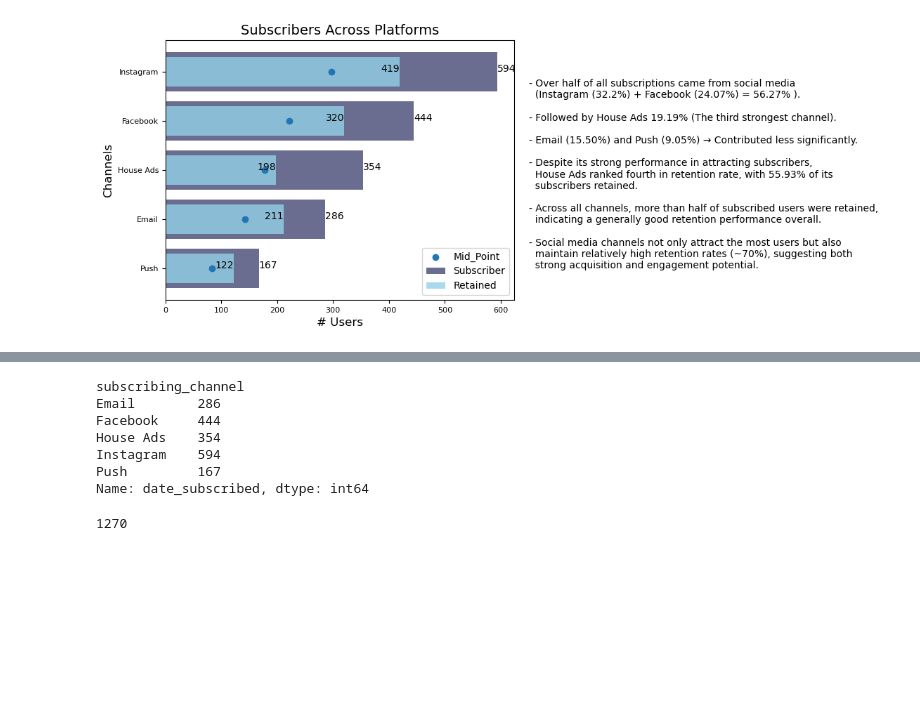
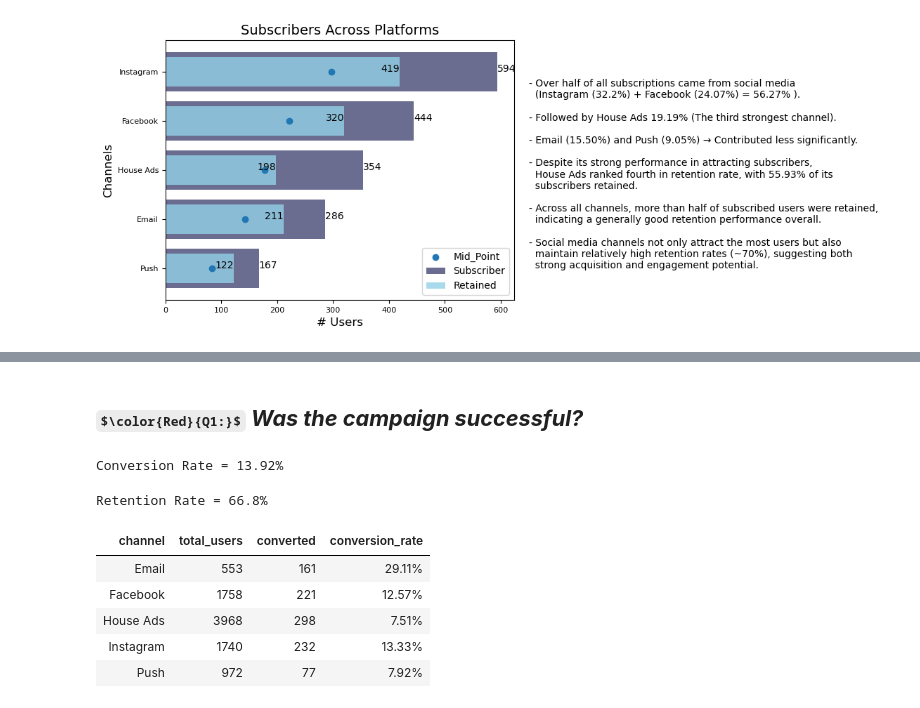
Before and after one commit to hend-a-ghafour/Analyzing_Marketing_Campaigns, a Jupyter notebook: Analyzing_Marketing_Campaigns.ipynb, the cells around one changed output, grey strips where cells are left out. Drawn from its saved outputs; the diff is of its cells as text; code cells hidden in the pictures; some formulas as TeX source; blank space fills up the shorter version.

Commit message:
conversion & retention rates

```diff
--- a/Analyzing_Marketing_Campaigns.ipynb
+++ b/Analyzing_Marketing_Campaigns.ipynb
@@ -706,14 +686,35 @@ marketing[marketing.date_subscribed.isna()==False].loc[:,['date_subscribed','dat
-# %%
-marketing.groupby('subscribing_channel').date_subscribed.count()
-# %% [output]
-subscribing_channel
-Email        286
-Facebook     444
-House Ads    354
-Instagram    594
-Push         167
-Name: date_subscribed, dtype: int64
-# %%
-marketing.query('is_retained == True').is_retained.count()
-# %% [output]
-1270
+# %% [markdown]
+## $\color{Red}{Q1:}$ ***Was the campaign successful?***
+# %%
+# Calculating Conversion Rate
+converted_users= marketing.query('converted == True')
+converted=converted_users.user_id.nunique()
+total_users = marketing.user_id.nunique()
+conversion_rate = converted/total_users
+print(f'Conversion Rate = {round(conversion_rate*100,2)}%')
+# %% [output]
+Conversion Rate = 13.92%
+# %%
+# Calculating Retention Rate (spaning 1 month)
+retained_users = marketing.query('is_retained == True')
+retained=retained_users.user_id.nunique()
+retention_rate = retained/converted
+print(f'Retention Rate = {round(retention_rate*100,2)}%')
+# %% [output]
+Retention Rate = 66.8%
+# %%
+# Calculating Conversion Rate across marketing channels
+conversion_ch=converted_users.groupby('subscribing_channel').user_id.nunique().reset_index()\
+                             .rename(columns={'subscribing_channel':'channel','user_id':'converted'})
+users_ch = marketing.groupby('marketing_channel').user_id.nunique().reset_index()\
+                    .rename(columns={'marketing_channel':'channel','user_id':'total_users'})
+conversion =users_ch.merge(conversion_ch, on ='channel')
+conversion['conversion_rate']=conversion['converted']/conversion['total_users']
+conversion.style.hide().format({'conversion_rate':'{:,.2%}'})
+# %% [output]
+| channel | total_users | converted | conversion_rate |
+| Email | 553 | 161 | 29.11% |
+| Facebook | 1758 | 221 | 12.57% |
+| House Ads | 3968 | 298 | 7.51% |
+| Instagram | 1740 | 232 | 13.33% |
+| Push | 972 | 77 | 7.92% |
```
Also changed, not shown: parts of 4 cells of this notebook, 1 other file.
